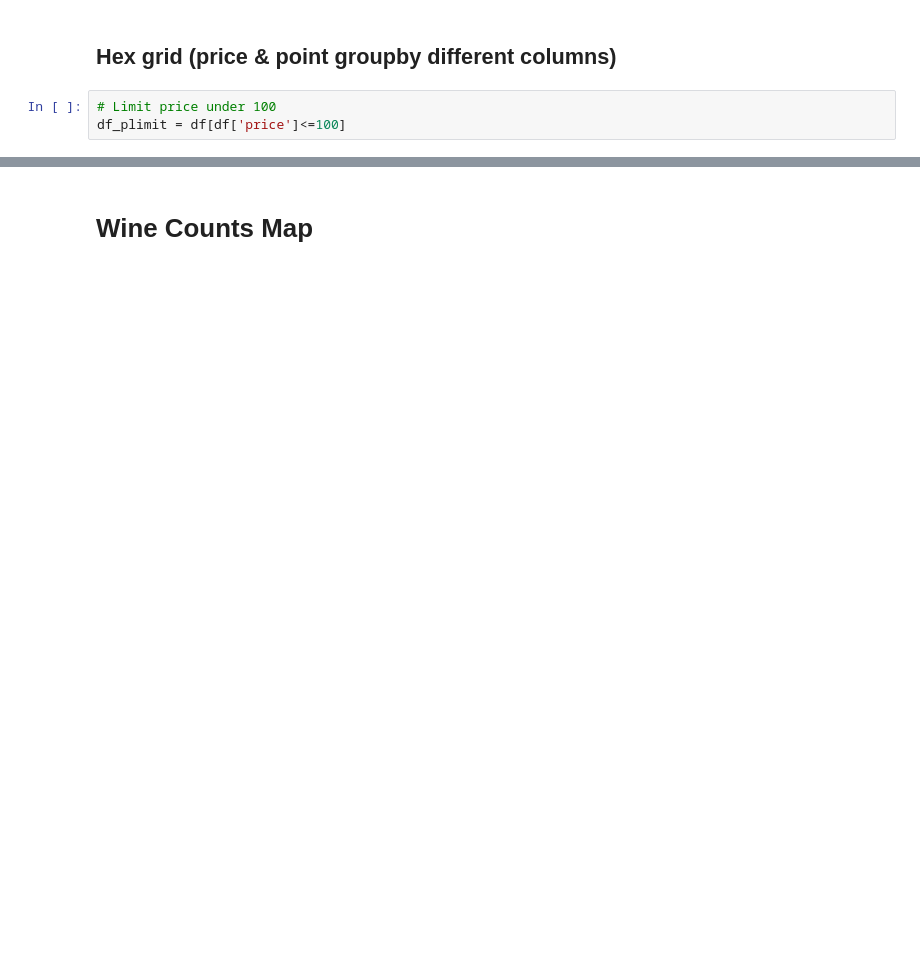
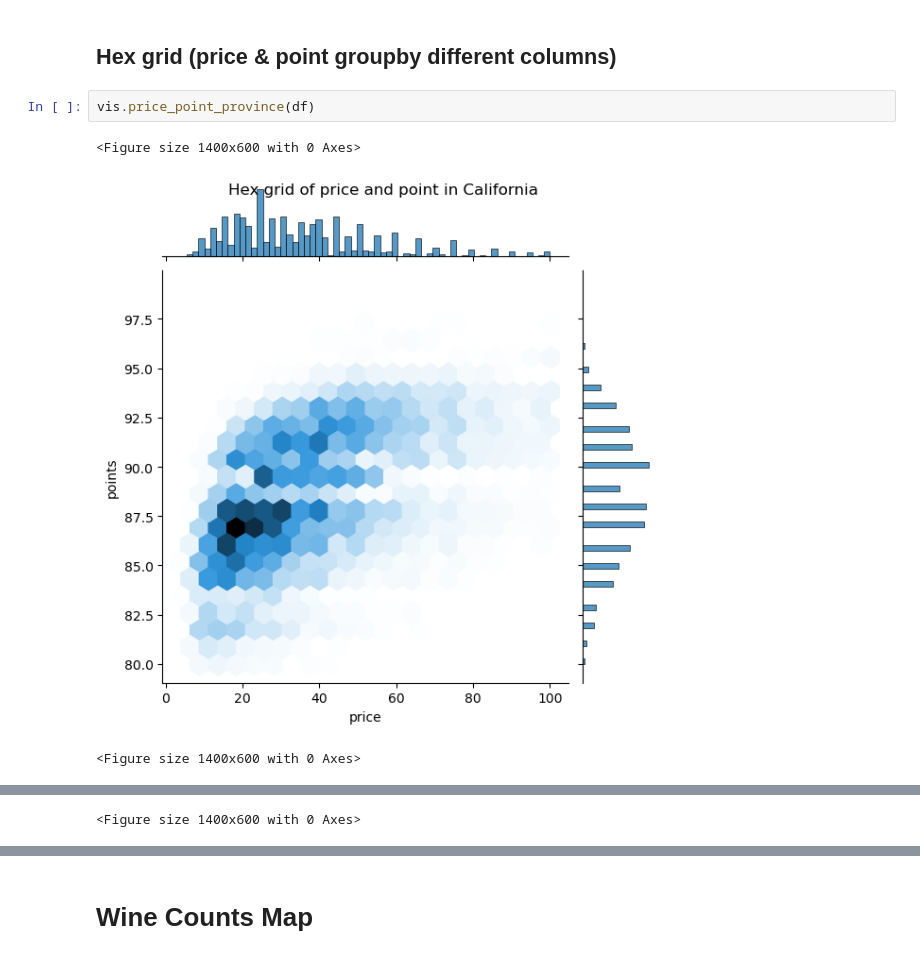
Before and after one commit to mreswick/ece143-final-proj-wine, a Jupyter notebook: RUNME.ipynb, the cells around one changed output, grey strips where cells are left out. Cells and saved outputs as stored; diff of their text form; blank space fills up the shorter version.

```diff
--- a/RUNME.ipynb
+++ b/RUNME.ipynb
@@ -122,5 +102,8 @@ plt.tight_layout()
 # %% [markdown]
 ## Hex grid (price & point groupby different columns)
 # %%
-# Limit price under 100
-df_plimit = df[df['price']<=100]
+vis.price_point_province(df)
+# %% [output]
+<Figure size 1400x600 with 0 Axes>
+[figure, added]
+<Figure size 1400x600 with 0 Axes>
@@ -126,0 +111 @@ df_plimit = df[df['price']<=100]
+<Figure size 1400x600 with 0 Axes>
```
Also changed, not shown: parts of 20 cells of this notebook, 5 other files.
